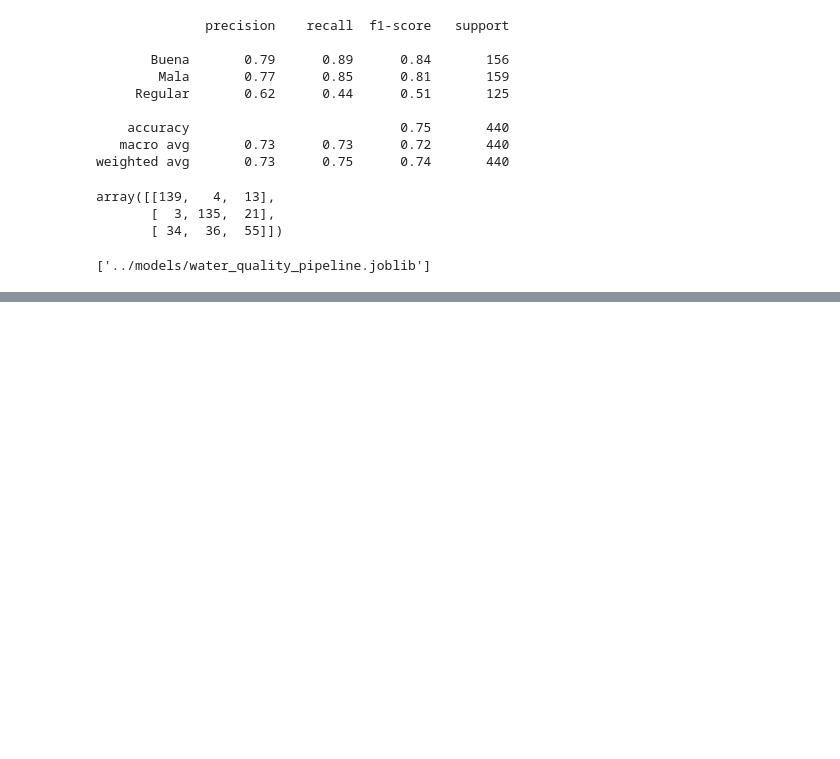
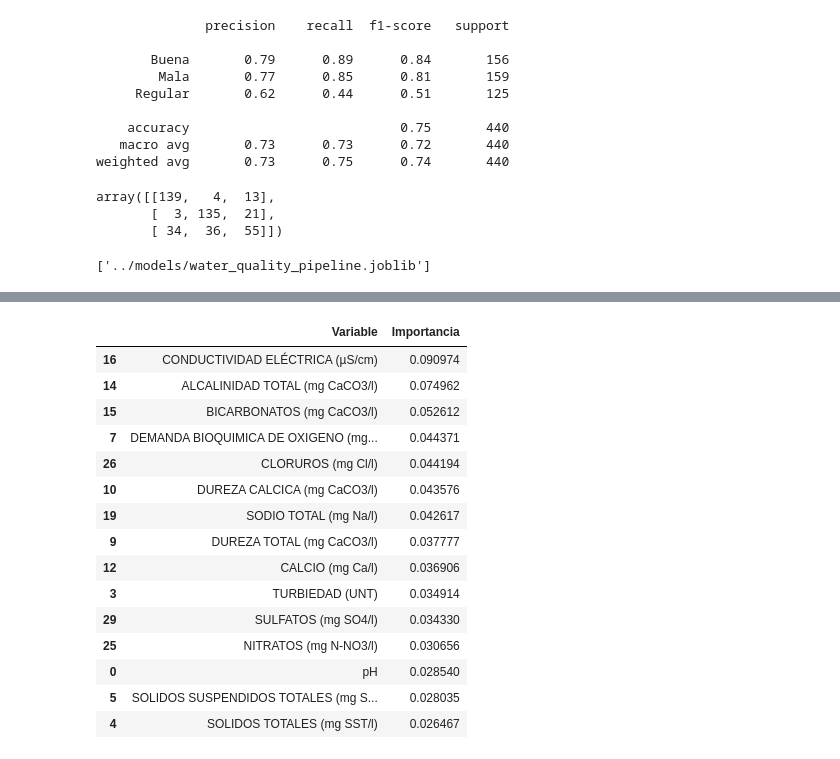
Before and after one commit to Yefryalexis123/rio-cauca-water-quality-predictor, a Jupyter notebook: notebooks/01_training.ipynb, the cells around one changed output, grey strips where cells are left out. Cells and saved outputs as stored; diff of their text form; code cells hidden in the pictures; blank space fills up the shorter version.

```diff
--- a/notebooks/01_training.ipynb
+++ b/notebooks/01_training.ipynb
@@ -489,0 +510,31 @@ joblib.dump(
+# %%
+import pandas as pd
+
+importancias = pipeline.named_steps["model"].feature_importances_
+
+feature_importance = pd.DataFrame({
+    "Variable": X.columns,
+    "Importancia": importancias
+})
+
+feature_importance.sort_values(
+    by="Importancia",
+    ascending=False
+).head(15)
+# %% [output]
+|  | Variable | Importancia |
+| 16 | CONDUCTIVIDAD ELÉCTRICA (µS/cm) | 0.090974 |
+| 14 | ALCALINIDAD TOTAL (mg CaCO3/l) | 0.074962 |
+| 15 | BICARBONATOS (mg CaCO3/l) | 0.052612 |
+| 7 | DEMANDA BIOQUIMICA DE OXIGENO (mg... | 0.044371 |
+| 26 | CLORUROS (mg Cl/l) | 0.044194 |
+| 10 | DUREZA CALCICA (mg CaCO3/l) | 0.043576 |
+| 19 | SODIO TOTAL (mg Na/l) | 0.042617 |
+| 9 | DUREZA TOTAL (mg CaCO3/l) | 0.037777 |
+| 12 | CALCIO (mg Ca/l) | 0.036906 |
+| 3 | TURBIEDAD (UNT) | 0.034914 |
+| 29 | SULFATOS (mg SO4/l) | 0.034330 |
+| 25 | NITRATOS (mg N-NO3/l) | 0.030656 |
+| 0 | pH | 0.028540 |
+| 5 | SOLIDOS SUSPENDIDOS TOTALES (mg S... | 0.028035 |
+| 4 | SOLIDOS TOTALES (mg SST/l) | 0.026467 |
```
Also changed, not shown: parts of 6 cells of this notebook, 3 other files.
